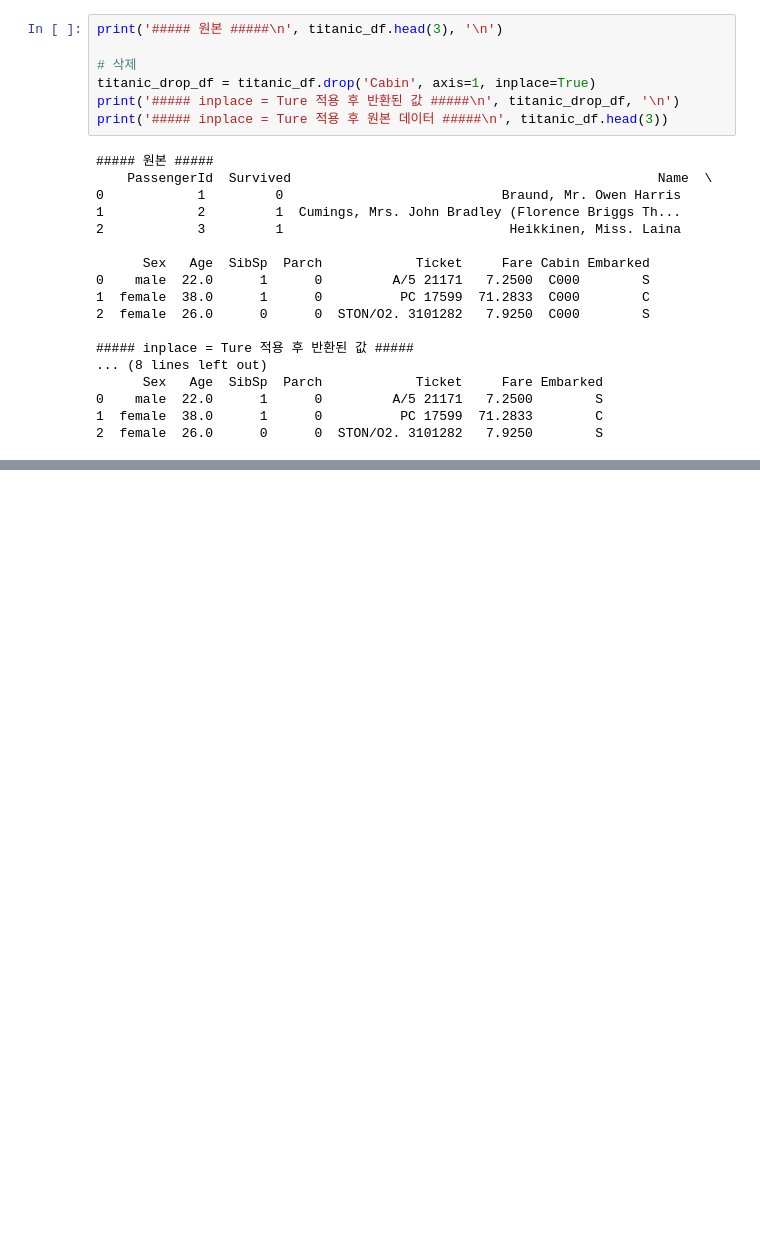
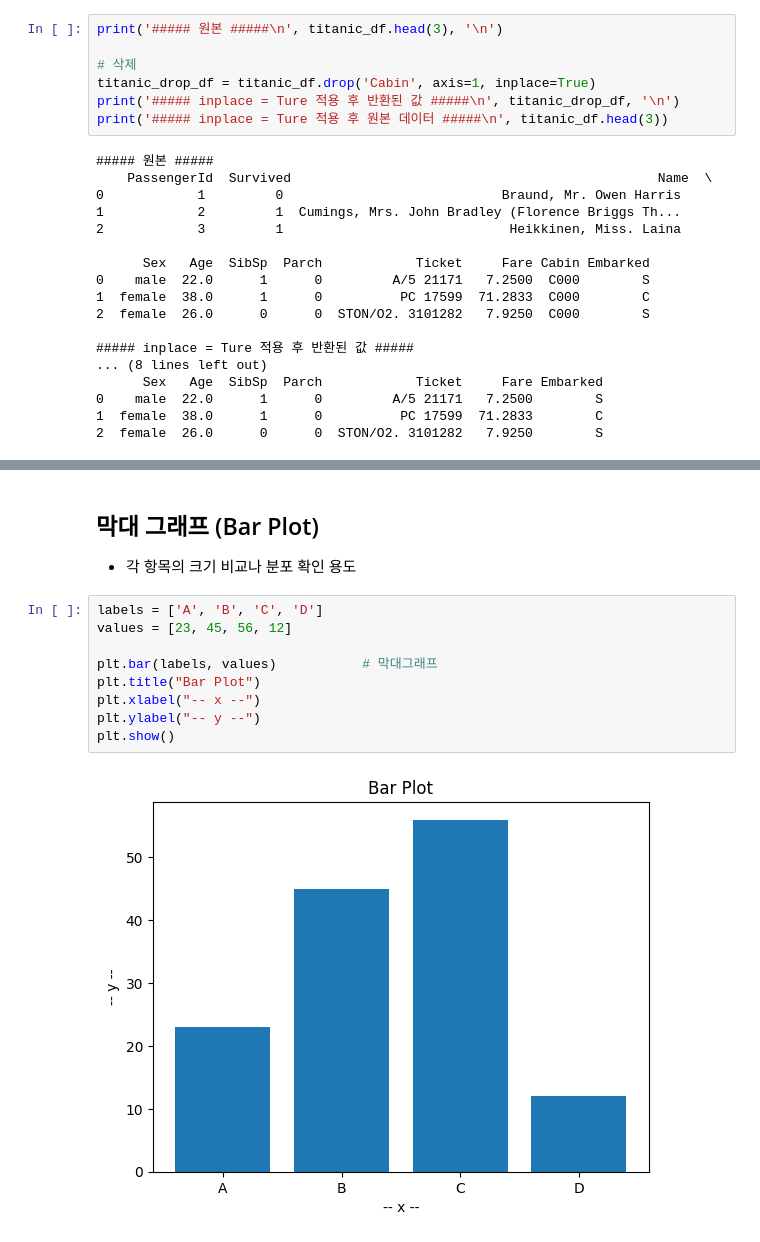
Before and after one commit to SuuuHyeon/machine-learning, a Jupyter notebook: machine_learning_study.ipynb, the cells around one changed output, grey strips where cells are left out. Saved outputs shown, nothing was run; the diff lists cells and outputs as text; blank space fills up the shorter version.

```diff
--- a/machine_learning_study.ipynb
+++ b/machine_learning_study.ipynb
@@ -434,0 +469,14 @@ print('##### inplace = Ture 적용 후 원본 데이터 #####\n', titanic_df.hea
+# %% [markdown]
+## 막대 그래프 (Bar Plot)
+- 각 항목의 크기 비교나 분포 확인 용도
+# %%
+labels = ['A', 'B', 'C', 'D']
+values = [23, 45, 56, 12]
+
+plt.bar(labels, values)           # 막대그래프
+plt.title("Bar Plot")
+plt.xlabel("-- x --")
+plt.ylabel("-- y --")
+plt.show()
+# %% [output]
+[figure, added]
```
Also changed, not shown: parts of 10 cells of this notebook.
